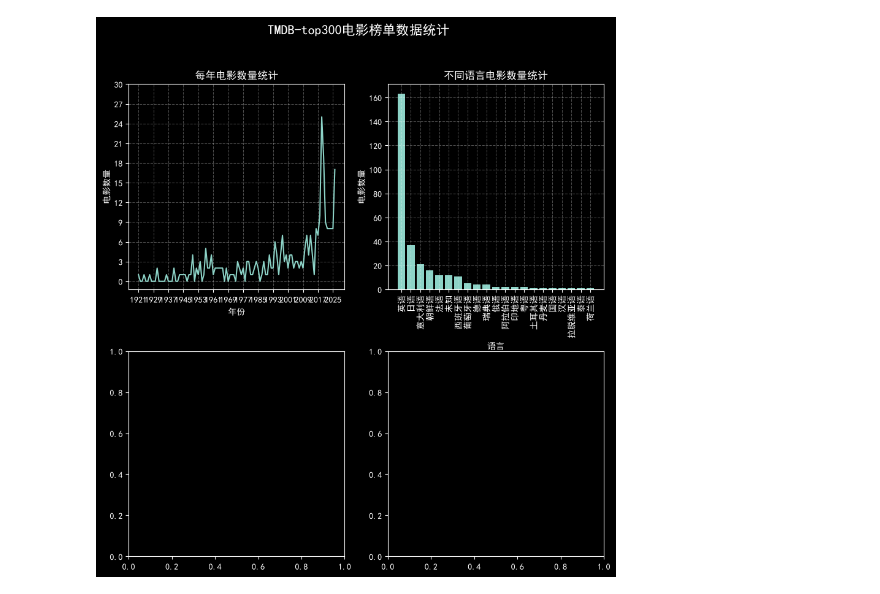
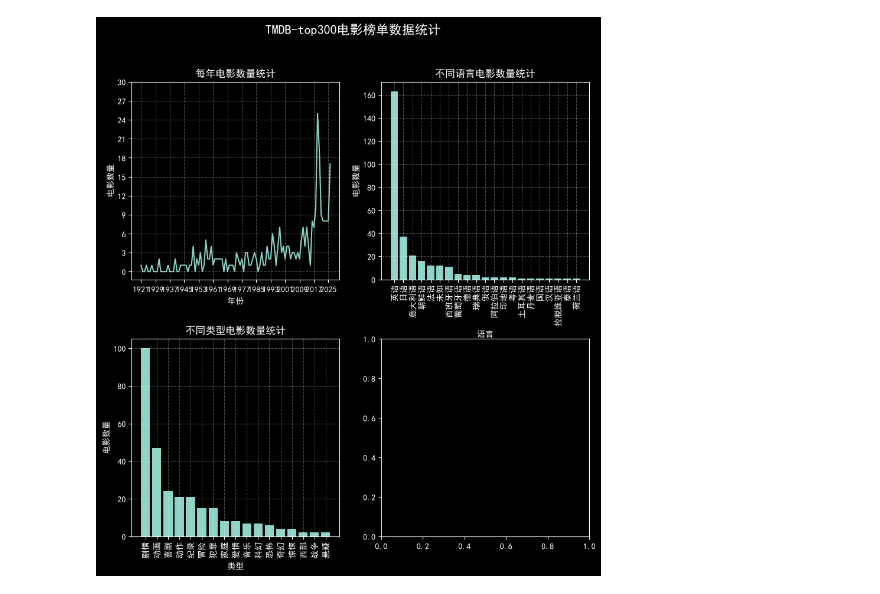
Before and after one commit to CloudMaker-cyber/python-ai, a Jupyter notebook: crawler/TMDB-top300电影榜单分析.ipynb, the cells around one changed output. Saved outputs shown, nothing was run; the diff lists cells and outputs as text; code cells hidden in the pictures.

Commit message:
柱状图统计不同类型电影数量

```diff
--- a/crawler/TMDB-top300电影榜单分析.ipynb
+++ b/crawler/TMDB-top300电影榜单分析.ipynb
@@ -53,31 +53,49 @@ axes1.grid(linestyle='--',alpha = 0.3)
 money_mask = df['语言'].astype(str).str.startswith('$')   # 金额污染
 dash_mask  = df['语言'] == '-'                              # 缺失占位符
 # print('金额污染:', money_mask.sum(), '| 缺失标记:', dash_mask.sum())
 # print(df.loc[money_mask, ['电影名', '语言']])
 
 # 2.2 手动修正金额污染的电影语言
 fix_map = {
     '火遮眼': '粤语',            # 港产片，实际以英语对白为主，可按需改成'英语'
     '哪吒之魔童闹海': '国语',
     'Top Gun: Maverick': '英语',
 }
 for name, lang in fix_map.items():
     df.loc[df['电影名'] == name, '语言'] = lang
 
 # 2.3 处理缺失标记：统一归为'未知'（或按电影手动补，见下）
 df.loc[dash_mask, '语言'] = '未知'
 df.loc[df['语言'] == 'Cantonese', '语言'] = '粤语'   # 统一中文命名
 
 #2.2获取不同语言电影数量
 language_count = df.groupby('语言')['语言'].count().sort_values(ascending=False)
 #print(language_count)
 #绘制柱状图
 axes2.bar(language_count.index, language_count.values)
 
 axes2.set_xlabel('语言')
 axes2.set_ylabel('电影数量')
 axes2.set_title('不同语言电影数量统计')
 axes2.grid(linestyle='--',alpha = 0.3)
 axes2.tick_params(axis='x', rotation=90)
+
+#3.柱状图统计不同类型电影数量，一部电影的类型可能有多个
+type_count = {}
+for types in df['类型'].dropna().str.split(','):
+    for type in types:
+        if type in type_count:
+            type_count[type] += 1
+        else:
+            type_count[type] = 1
+type_count = dict(sorted(type_count.items(), key=lambda x: x[1], reverse=True))
+#绘制柱状图
+axes3.bar(type_count.keys(), type_count.values())
+
+axes3.set_xlabel('类型')
+axes3.set_ylabel('电影数量')
+axes3.set_title('不同类型电影数量统计')
+axes3.grid(linestyle='--',alpha = 0.3)
+axes3.tick_params(axis='x', rotation=90)
 # %% [output]
-[figure, old version]
+[figure, new version]
```
